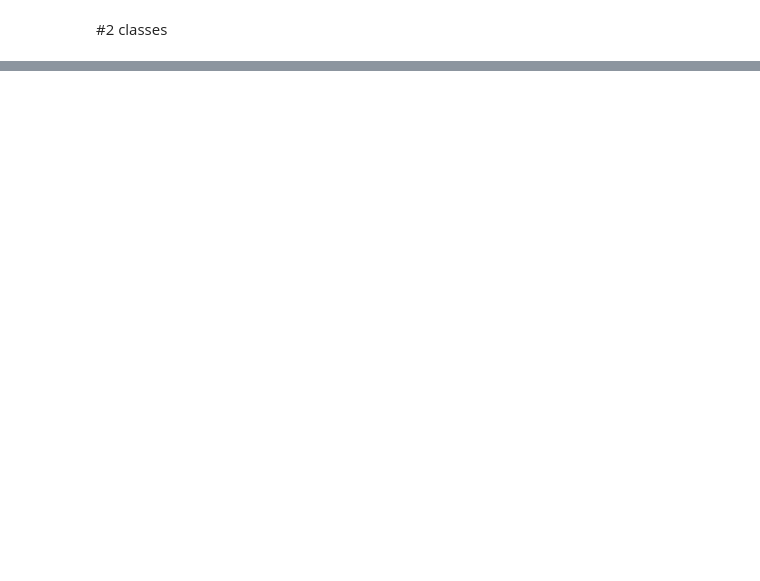
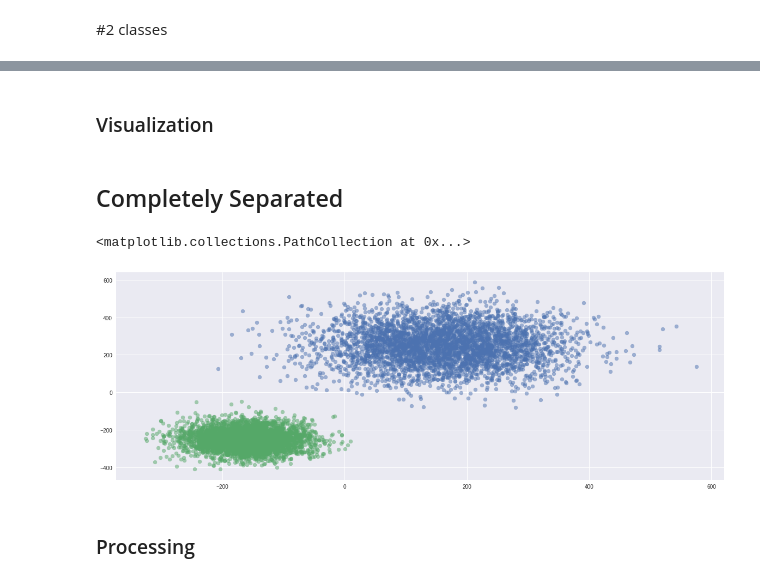
Before and after one commit to dac-nh/JVN-ICT, a Jupyter notebook: ICT/SVM-Gradient_Descent.ipynb, the cells around one changed output, grey strips where cells are left out. Saved outputs shown, nothing was run; the diff lists cells and outputs as text; code cells hidden in the pictures; blank space fills up the shorter version.

```diff
--- a/ICT/SVM-Gradient_Descent.ipynb
+++ b/ICT/SVM-Gradient_Descent.ipynb
@@ -431,0 +223,2 @@ iplot(figure_hyperplane, filename='gd-moving-plane')
+# %% [markdown]
+### Visualization
@@ -431,0 +335,20 @@ iplot(figure_hyperplane, filename='gd-moving-plane')
+# %% [markdown]
+## Completely Separated
+# %%
+centers = [(-20, 100), (300, 600)]
+cluster_std = [50, 100]
+
+X, y = make_blobs(n_samples=8000, cluster_std=cluster_std, centers=centers, n_features=2, random_state=1)
+X -= np.mean(X, axis=0)  # Normalize
+X = np.append(X, np.ones((X.shape[0], 1)), axis = 1) # add bias at last
+y[y == 0] = -1
+w = np.random.rand(X.shape[1]) # add bias at last (column vector)
+# %%
+fig, ax = plt.subplots(figsize=(20, 7))
+ax.scatter(x=X[y == 1, 0], y=X[y == 1, 1], label='Cluster 1', alpha=0.5)
+ax.scatter(x=X[y == -1, 0], y=X[y == -1, 1], label='Cluster 1', alpha=0.5)
+# %% [output]
+<matplotlib.collections.PathCollection at 0x...>
+[figure, added]
+# %% [markdown]
+### Processing
```
Also changed, not shown: parts of 58 cells of this notebook.
